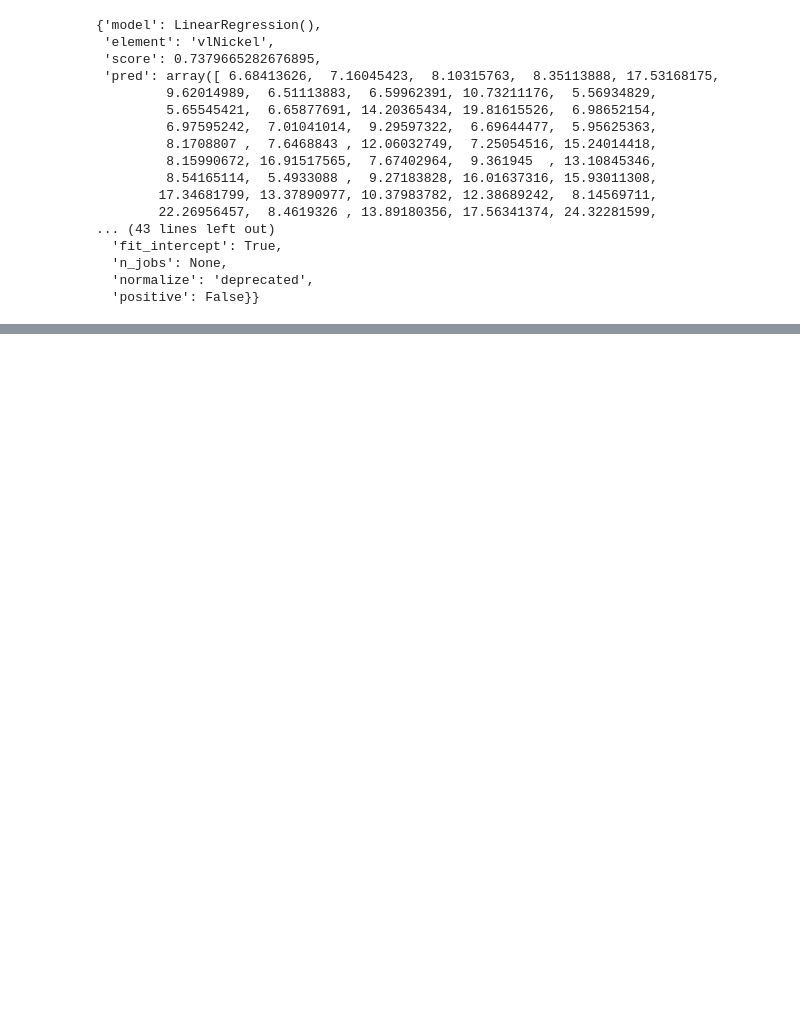
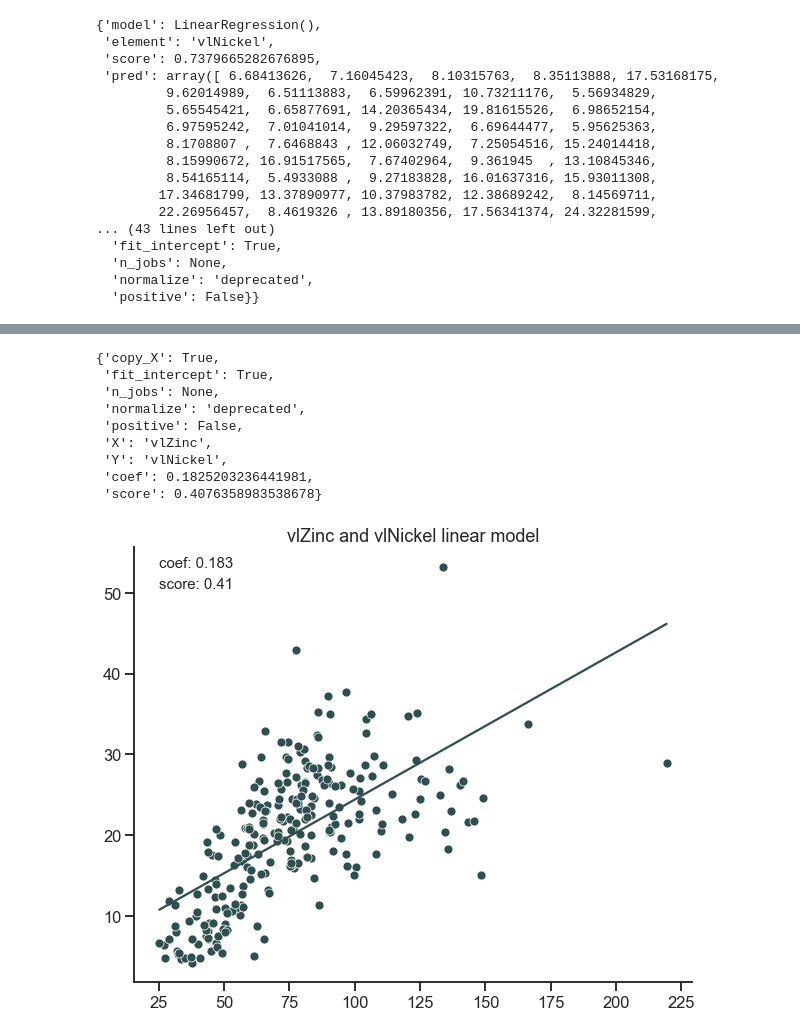
Before and after one commit to luschiro/workflows-geo-data, a Jupyter notebook: modulo_3/modulo_3.ipynb, the cells around one changed output, grey strips where cells are left out. Saved outputs shown, nothing was run; the diff lists cells and outputs as text; code cells hidden in the pictures; blank space fills up the shorter version.

```diff
--- a/modulo_3/modulo_3.ipynb
+++ b/modulo_3/modulo_3.ipynb
@@ -201,0 +249,13 @@ model
+# %%
+linear_model_pair(df_jura, "vlZinc", "vlNickel")
+# %% [output]
+{'copy_X': True,
+ 'fit_intercept': True,
+ 'n_jobs': None,
+ 'normalize': 'deprecated',
+ 'positive': False,
+ 'X': 'vlZinc',
+ 'Y': 'vlNickel',
+ 'coef': 0.1825203236441981,
+ 'score': 0.4076358983538678}
+[figure, added]
```
Also changed, not shown: parts of 17 cells of this notebook, 2 other files.
